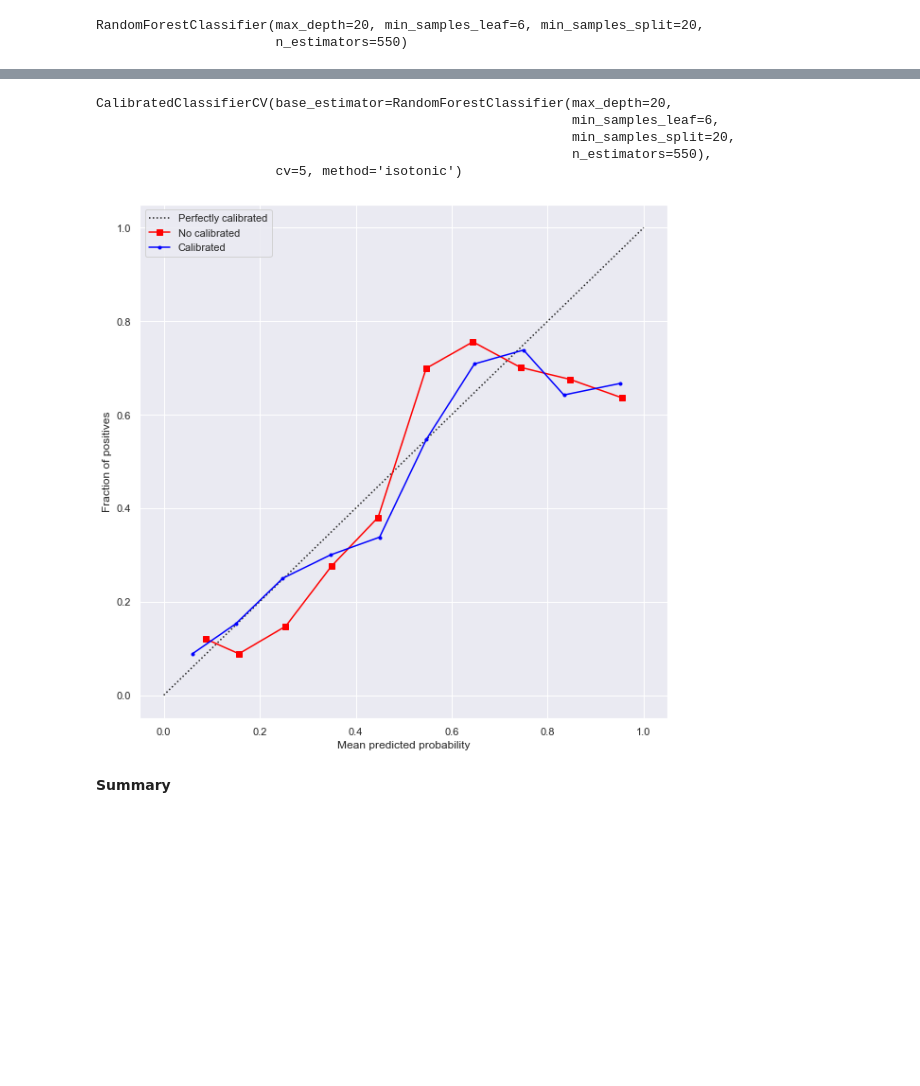
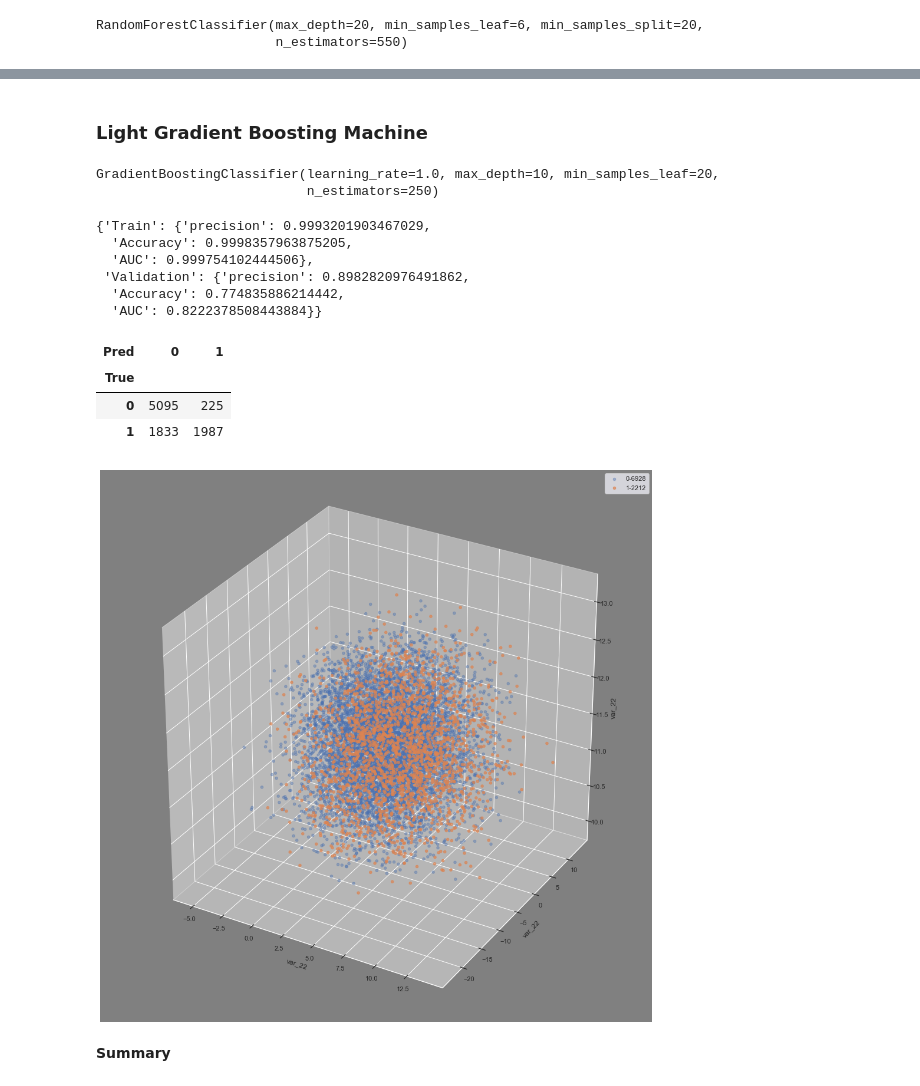
Before and after one commit to miguelmayhem92/Kaggle-Santander-Prediction-Customer-Transaction, a Jupyter notebook: CST_modeling.ipynb, the cells around one changed output, grey strips where cells are left out. Drawn from its saved outputs; the diff is of its cells as text; code cells hidden in the pictures; blank space fills up the shorter version.

```diff
--- a/CST_modeling.ipynb
+++ b/CST_modeling.ipynb
@@ -272,10 +218,9 @@ threeD_plot(validation_set_pred,['var_4', 'var_12', 'var_46'], fraq = 1.00)
-# %%
-calibrated_rf = CalibratedClassifierCV(rfc, method='isotonic', cv=5)
-calibrated_rf.fit(X_train, Y_train)
-# %% [output]
-CalibratedClassifierCV(base_estimator=RandomForestClassifier(max_depth=20,
-                                                             min_samples_leaf=6,
-                                                             min_samples_split=20,
-                                                             n_estimators=550),
-                       cv=5, method='isotonic')
+# %% [markdown]
+### Light Gradient Boosting Machine
+# %%
+gbc = GradientBoostingClassifier(n_estimators=250, learning_rate=1.0, max_depth=10, min_samples_leaf = 20)
+gbc.fit(X_train, Y_train)
+# %% [output]
+GradientBoostingClassifier(learning_rate=1.0, max_depth=10, min_samples_leaf=20,
+                           n_estimators=250)
 # %%
@@ -283,7 +228,26 @@ rf_metrics_calib, conf_mat_calib, predictions_validation_calib = metrics_train_v
-# %%
-my_calibration_plot(model = rfc, calibrated_model = calibrated_rf, X_data = X_val, Y_data = Y_val)
-# %% [output]
-[figure, removed]
+# %%
+gbc_metrics
+# %% [output]
+{'Train': {'precision': 0.9993201903467029,
+  'Accuracy': 0.9998357963875205,
+  'AUC': 0.999754102444506},
+ 'Validation': {'precision': 0.8982820976491862,
+  'Accuracy': 0.774835886214442,
+  'AUC': 0.8222378508443884}}
+# %%
+conf_mat
+# %% [output]
+| Pred | 0 | 1 |
+| True |  |  |
+| 0 | 5095 | 225 |
+| 1 | 1833 | 1987 |
+# %%
+validation_set_pred = validation_dataset_balanced.copy()
+validation_set_pred['target'] = predictions_validation
+
+threeD_plot(validation_set_pred,['var_22','var_26','var_34'], fraq = 1.00)
+# %% [output]
+[figure, added]
 # %% [markdown]
 <b> Summary
 # %%
```
Also changed, not shown: parts of 133 cells of this notebook, 1 other file.
